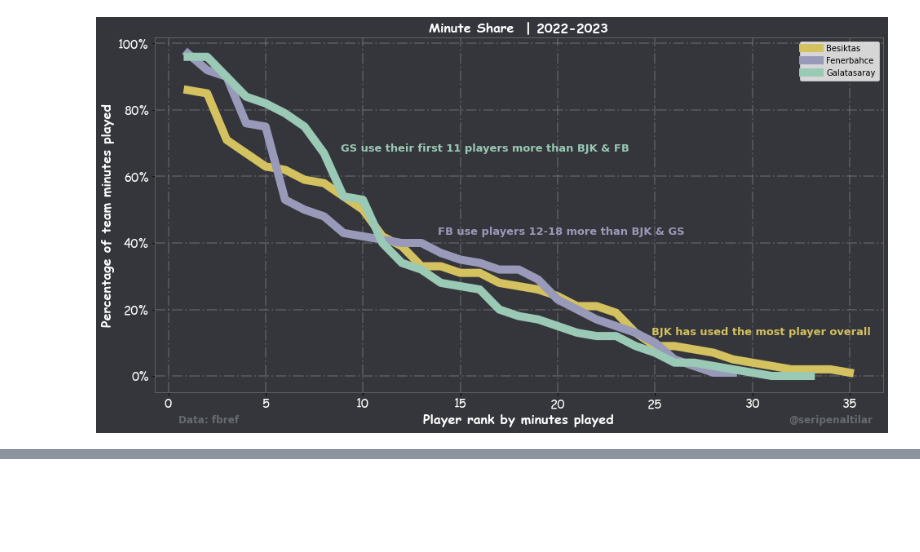
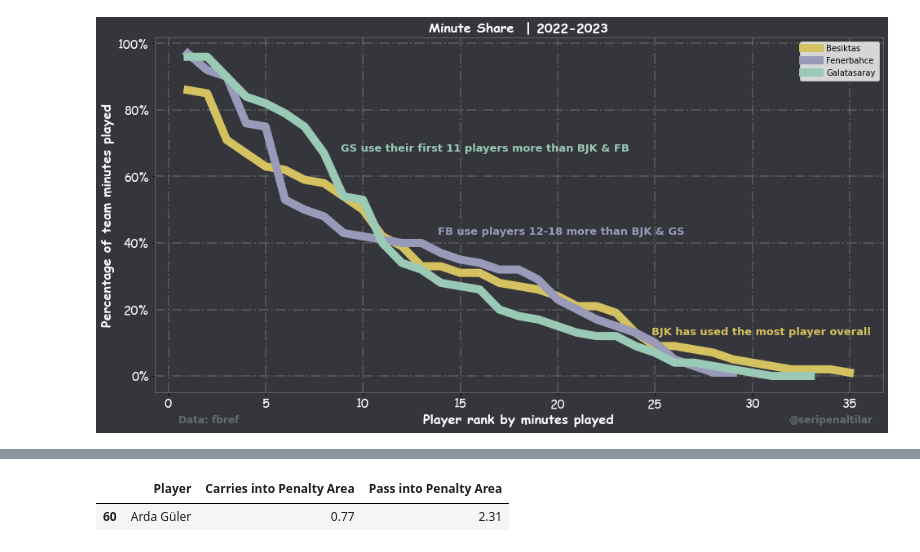
Before and after one commit to cabulut/totalfootball, a Jupyter notebook: Besiktas xG vs Goal flow chart.ipynb, the cells around one changed output, grey strips where cells are left out. Drawn from its saved outputs; the diff is of its cells as text; code cells hidden in the pictures; blank space fills up the shorter version.

```diff
--- a/Besiktas xG vs Goal flow chart.ipynb
+++ b/Besiktas xG vs Goal flow chart.ipynb
@@ -2608,0 +2607,5 @@ players_1
+# %%
+df[df['Player']=='Arda Güler']
+# %% [output]
+|  | Player | Carries into Penalty Area | Pass into Penalty Area |
+| 60 | Arda Güler | 0.77 | 2.31 |
```
Also changed, not shown: parts of 19 cells of this notebook, 1 other file.
